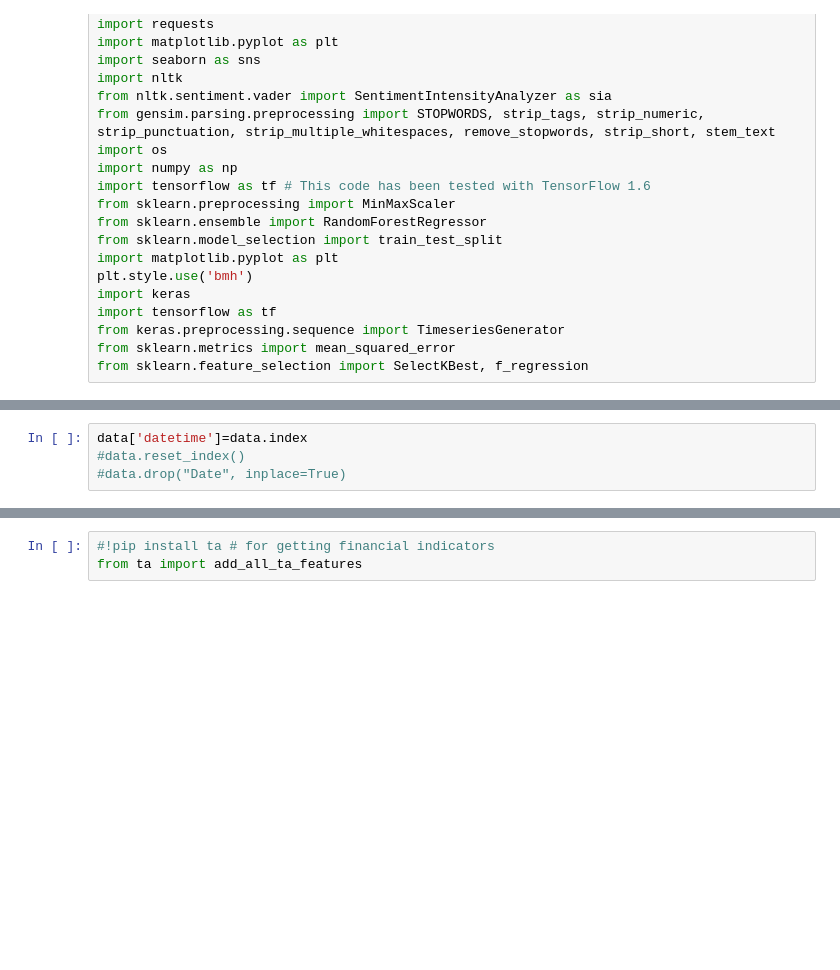
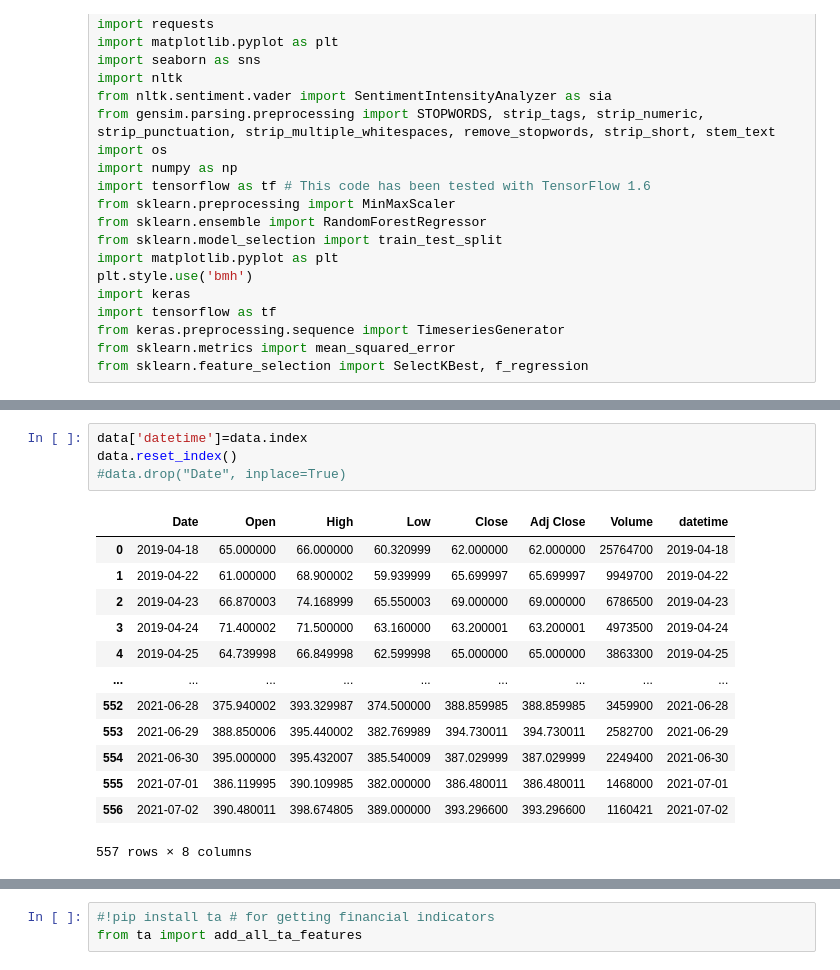
Before and after one commit to Louisaebert/Stock_Prediction, a Jupyter notebook: Stock_4_.ipynb, the cells around one changed output, grey strips where cells are left out. Drawn from its saved outputs; the diff is of its cells as text; blank space fills up the shorter version.

```diff
--- a/Stock_4_.ipynb
+++ b/Stock_4_.ipynb
@@ -51,4 +51,18 @@ memory usage: 30.0 KB
 # %%
 data['datetime']=data.index
-#data.reset_index()
+data.reset_index()
 #data.drop("Date", inplace=True)
+# %% [output]
+|  | Date | Open | High | Low | Close | Adj Close | Volume | datetime |
+| 0 | 2019-04-18 | 65.000000 | 66.000000 | 60.320999 | 62.000000 | 62.000000 | 25764700 | 2019-04-18 |
+| 1 | 2019-04-22 | 61.000000 | 68.900002 | 59.939999 | 65.699997 | 65.699997 | 9949700 | 2019-04-22 |
+| 2 | 2019-04-23 | 66.870003 | 74.168999 | 65.550003 | 69.000000 | 69.000000 | 6786500 | 2019-04-23 |
+| 3 | 2019-04-24 | 71.400002 | 71.500000 | 63.160000 | 63.200001 | 63.200001 | 4973500 | 2019-04-24 |
+| 4 | 2019-04-25 | 64.739998 | 66.849998 | 62.599998 | 65.000000 | 65.000000 | 3863300 | 2019-04-25 |
+| ... | ... | ... | ... | ... | ... | ... | ... | ... |
+| 552 | 2021-06-28 | 375.940002 | 393.329987 | 374.500000 | 388.859985 | 388.859985 | 3459900 | 2021-06-28 |
+| 553 | 2021-06-29 | 388.850006 | 395.440002 | 382.769989 | 394.730011 | 394.730011 | 2582700 | 2021-06-29 |
+| 554 | 2021-06-30 | 395.000000 | 395.432007 | 385.540009 | 387.029999 | 387.029999 | 2249400 | 2021-06-30 |
+| 555 | 2021-07-01 | 386.119995 | 390.109985 | 382.000000 | 386.480011 | 386.480011 | 1468000 | 2021-07-01 |
+| 556 | 2021-07-02 | 390.480011 | 398.674805 | 389.000000 | 393.296600 | 393.296600 | 1160421 | 2021-07-02 |
+557 rows × 8 columns
```
Also changed, not shown: parts of 9 cells of this notebook, 6 other files.
